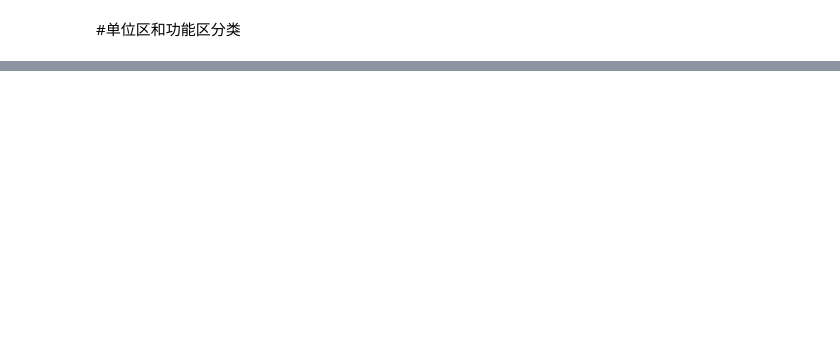
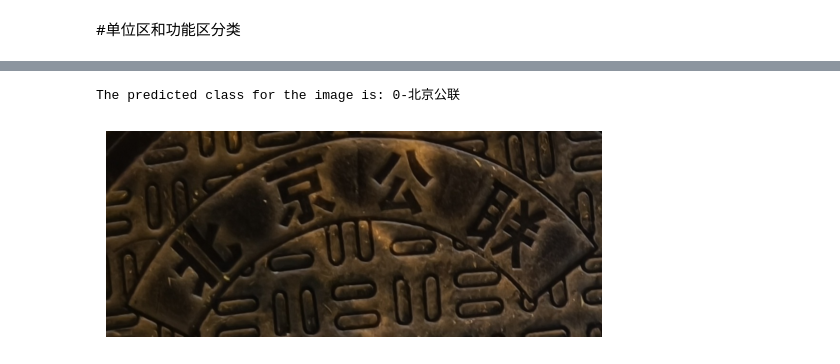
Before and after one commit to B416-JAFLY/manhole_cover_detection, a Jupyter notebook: model_training_inference/train_with_element_recognized.ipynb, the cells around one changed output, grey strips where cells are left out. Drawn from its saved outputs; the diff is of its cells as text; code cells hidden in the pictures; blank space fills up the shorter version.

```diff
--- a/model_training_inference/train_with_element_recognized.ipynb
+++ b/model_training_inference/train_with_element_recognized.ipynb
@@ -31,7 +37,7 @@ data_transforms = {
 }
 # %%
 # 数据加载
-data_dir = './dataset_element_recognized/0'
+data_dir = '../../images_dataset_resnet_train/0'
 image_datasets = {x: datasets.ImageFolder(os.path.join(data_dir, x),
                                           data_transforms[x])
                   for x in ['train', 'val']}
@@ -41,3 +47,5 @@ dataloaders = {x: DataLoader(image_datasets[x], batch_size=batch_size,
 dataset_sizes = {x: len(image_datasets[x]) for x in ['train', 'val']}
 class_names = image_datasets['train'].classes
 device = torch.device("cuda:0" if torch.cuda.is_available() else "cpu")
+# 打印所使用的设备
+print(f'Using device: {device}')
@@ -127,0 +138,40 @@ torch.save(model_ft.state_dict(), 'resnet50.pth')
+# %%
+# 加载保存的模型
+model_ft = models.resnet50(weights=None)  # 初始化模型
+num_ftrs = model_ft.fc.in_features
+model_ft.fc = nn.Linear(num_ftrs, len(class_names))  # 替换最后一层
+model_ft.load_state_dict(torch.load('resnet50_unit.pth'))  # 加载训练好的权重
+model_ft = model_ft.to(device)
+model_ft.eval()  # 设置模型为评估模式
+
+# 定义图片预处理步骤
+preprocess = transforms.Compose([
+    transforms.Resize(256),
+    transforms.CenterCrop(224),
+    transforms.ToTensor(),
+    transforms.Normalize([0.485, 0.456, 0.406], [0.229, 0.224, 0.225])
+])
+# %%
+# 导入图片并预处理
+img_path = '../../resnet_class_backup/origin/0/0-北京公联/0-北京公联_IMG_20240629_003830_target_0.jpg'
+
+input_image = Image.open(img_path)
+input_tensor = preprocess(input_image)
+input_tensor = input_tensor.unsqueeze(0)  # 增加一个batch维度
+input_tensor = input_tensor.to(device)
+
+# 进行推理
+with torch.no_grad():
+    output = model_ft(input_tensor)
+    _, preds = torch.max(output, 1)
+    predicted_class = class_names[preds[0]]
+
+print(f'The predicted class for the image is: {predicted_class}')
+
+# 显示原始图片
+plt.imshow(input_image)
+plt.axis('off')  # 不显示坐标轴
+plt.show()
+# %% [output]
+The predicted class for the image is: 0-北京公联
+[figure, added]
```
Also changed, not shown: parts of 6 cells of this notebook, 6 other files.
